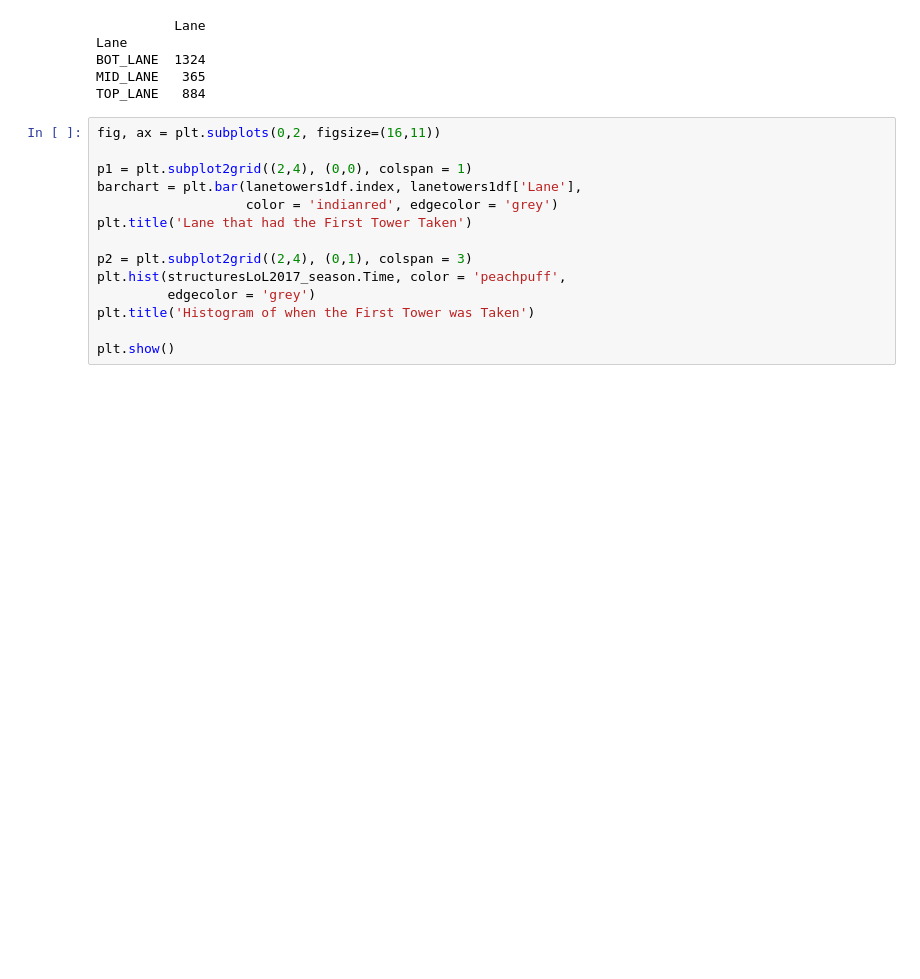
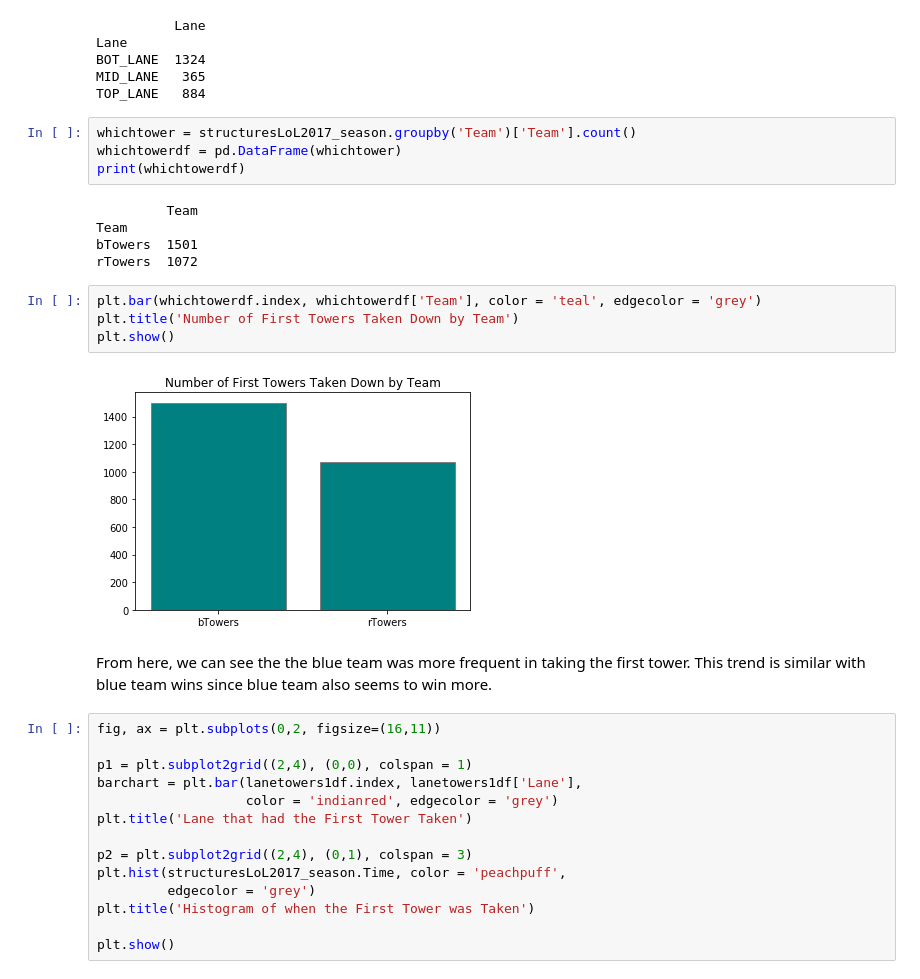
Before and after one commit to kaylindee/131_project, a Jupyter notebook: Stats 131 Final Project.ipynb, the cells around one changed output. Saved outputs shown, nothing was run; the diff lists cells and outputs as text; blank space fills up the shorter version.

```diff
--- a/Stats 131 Final Project.ipynb
+++ b/Stats 131 Final Project.ipynb
@@ -353,6 +353,23 @@ Lane
 BOT_LANE  1324
 MID_LANE   365
 TOP_LANE   884
+# %%
+whichtower = structuresLoL2017_season.groupby('Team')['Team'].count()
+whichtowerdf = pd.DataFrame(whichtower)
+print(whichtowerdf)
+# %% [output]
+         Team
+Team
+bTowers  1501
+rTowers  1072
+# %%
+plt.bar(whichtowerdf.index, whichtowerdf['Team'], color = 'teal', edgecolor = 'grey')
+plt.title('Number of First Towers Taken Down by Team')
+plt.show()
+# %% [output]
+[figure, added]
+# %% [markdown]
+From here, we can see the the blue team was more frequent in taking the first tower. This trend is similar with blue team wins since blue team also seems to win more.
 # %%
 fig, ax = plt.subplots(0,2, figsize=(16,11))
 
```
Also changed, not shown: parts of 1 cell of this notebook.
